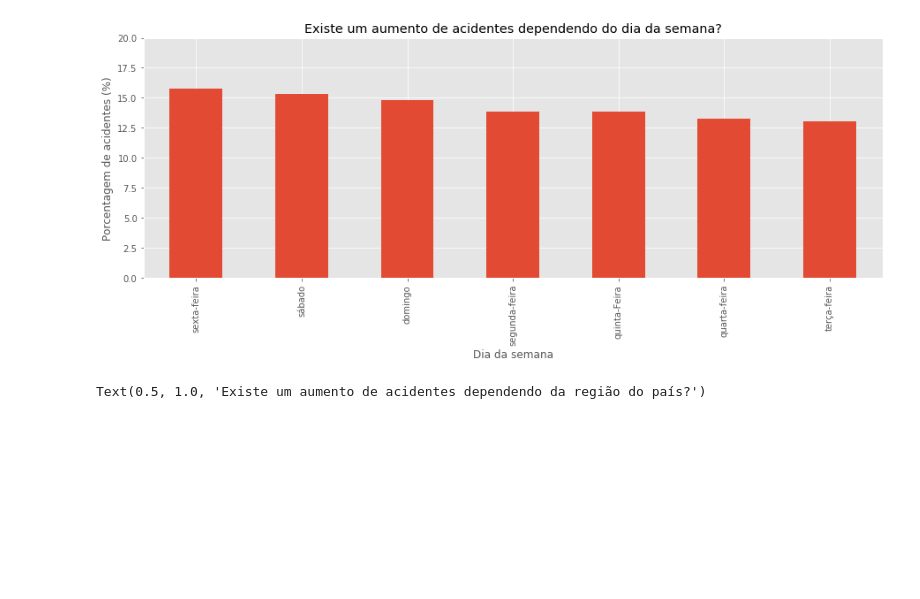
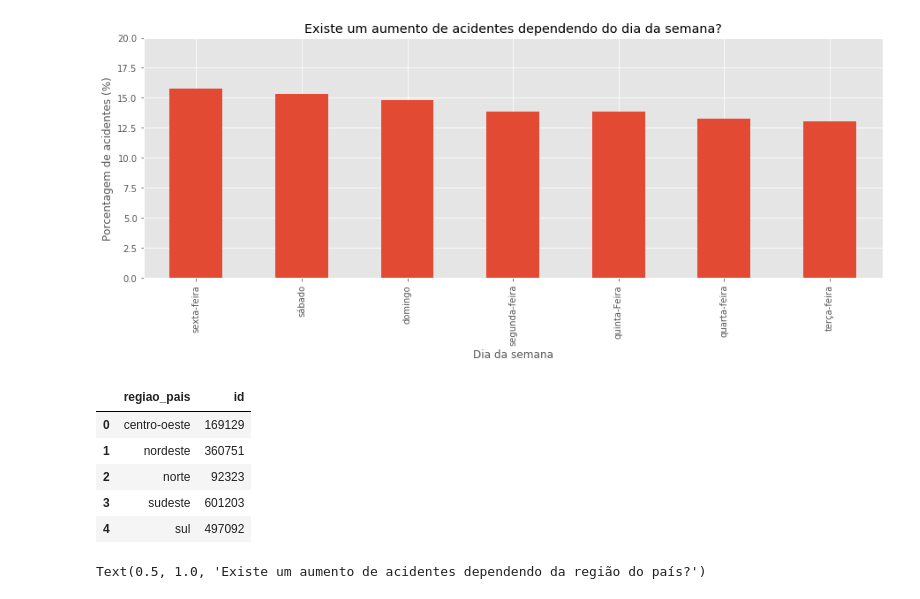
Before and after one commit to LilianeAquino/aed_projeto_1, a Jupyter notebook: template.ipynb, the cells around one changed output. Cells and saved outputs as stored; diff of their text form; code cells hidden in the pictures; blank space fills up the shorter version.

```diff
--- a/template.ipynb
+++ b/template.ipynb
@@ -456,6 +476,15 @@ def regiao_pais(uf):
     return regiao
 
 df_2007_2018['regiao_pais'] = df_2007_2018['uf'].apply(regiao_pais)
+# %%
+df_2007_2018.groupby(['regiao_pais'])['id'].count().to_frame().reset_index()
+# %% [output]
+|  | regiao_pais | id |
+| 0 | centro-oeste | 169129 |
+| 1 | nordeste | 360751 |
+| 2 | norte | 92323 |
+| 3 | sudeste | 601203 |
+| 4 | sul | 497092 |
 # %%
 round((df_2007_2018.groupby(['regiao_pais'])['id'].count() * 100) / len(df_2007_2018), 2).sort_values(ascending=False).plot.bar()
 
```
Also changed, not shown: parts of 4 cells of this notebook.
